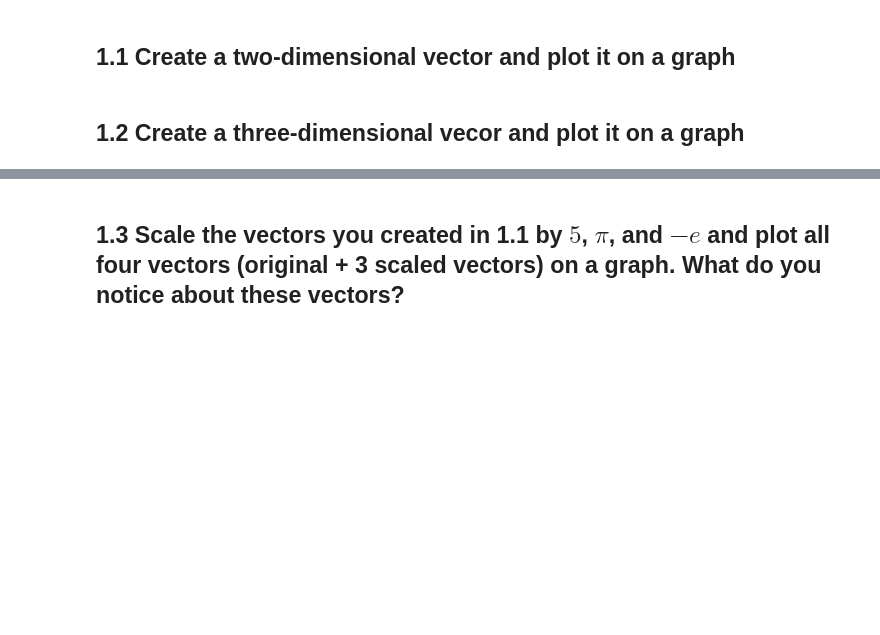
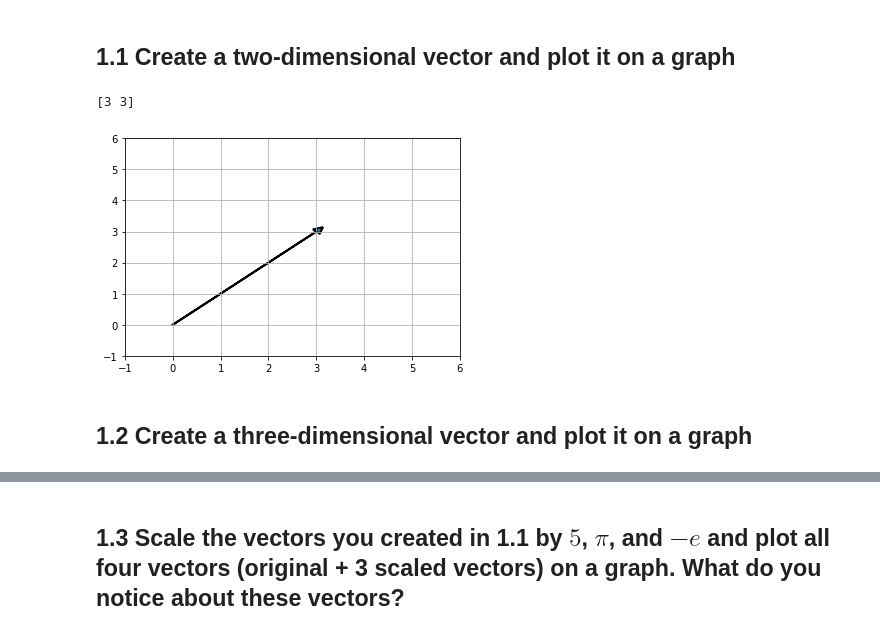
Before and after one commit to bloominstituteoftechnology/DS-Unit-1-Sprint-3-Linear-Algebra, a Jupyter notebook: module1-vectors-and-matrices/LS_DS_131_Vectors_and_Matrices_Assignment.ipynb, the cells around one changed output, grey strips where cells are left out. Saved outputs shown, nothing was run; the diff lists cells and outputs as text; code cells hidden in the pictures; blank space fills up the shorter version.

```diff
--- a/module1-vectors-and-matrices/LS_DS_131_Vectors_and_Matrices_Assignment.ipynb
+++ b/module1-vectors-and-matrices/LS_DS_131_Vectors_and_Matrices_Assignment.ipynb
@@ -7,2 +12,22 @@ For the questions below it is not sufficient to simply provide answer to the que
+# %%
+# Make a random positive vector
+a_vector = np.array([0, 0])
+for i in range(2):
+  a_vector[i] = np.random.randint(1, 5)
+
+# print values and plot
+print(a_vector)
+plt.arrow(0, 0,
+          a_vector[0],
+          a_vector[1],
+          head_width=.2,
+          head_length=.2,
+          linewidth=2)
+plt.xlim(-1, 6)
+plt.ylim(-1, 6)
+plt.grid();
+# %% [output]
+[3 3]
+[figure, added]
 # %% [markdown]
-## 1.2 Create a three-dimensional vecor and plot it on a graph
+## 1.2 Create a three-dimensional vector and plot it on a graph
```
Also changed, not shown: parts of 87 cells of this notebook.
